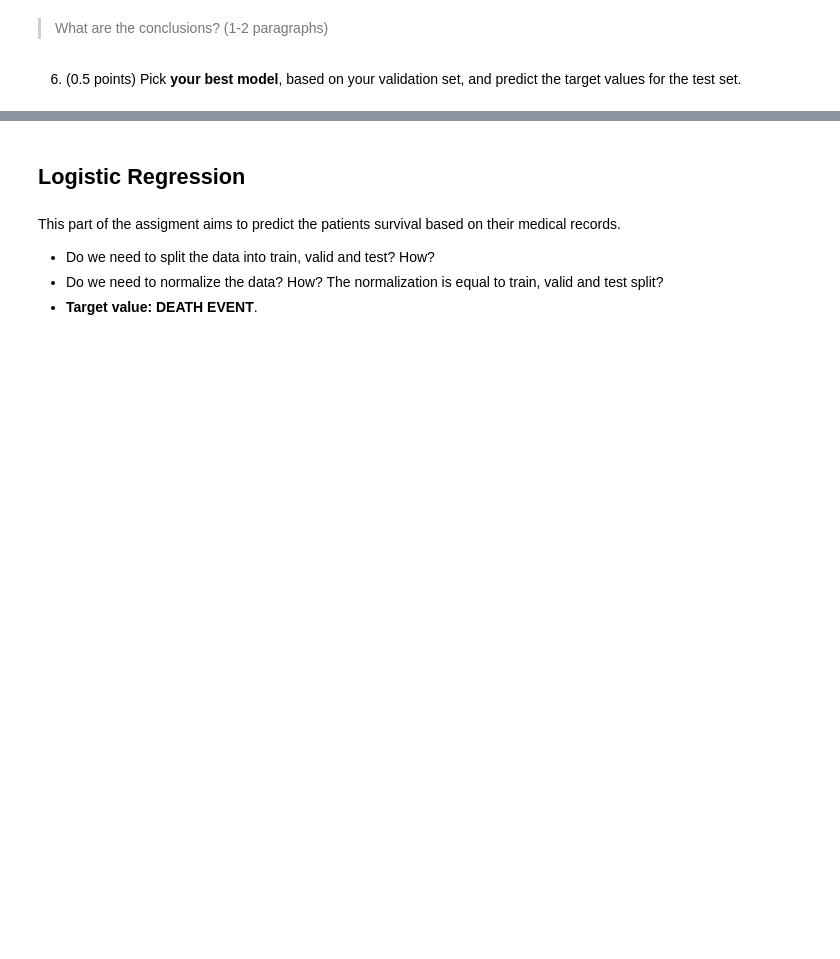
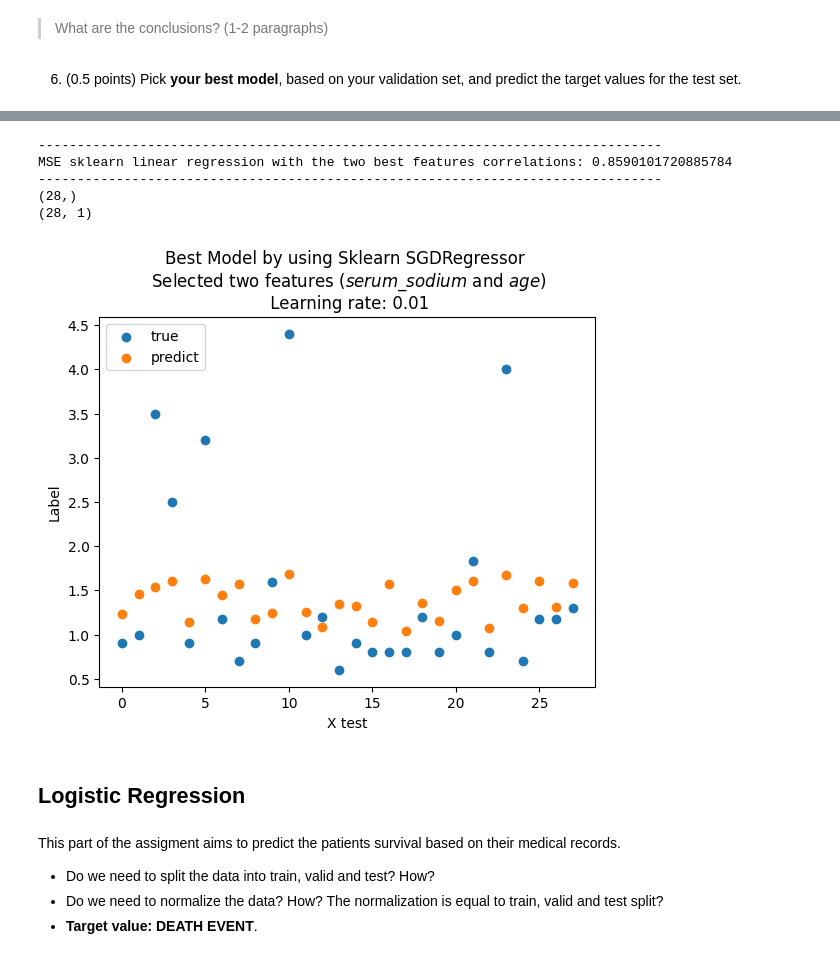
Before and after one commit to rubenscp/MO444-MC886-Tarefas, a Jupyter notebook: Tarefa 02/T2_Classical_Techniques by Rubens.ipynb, the cells around one changed output, grey strips where cells are left out. Drawn from its saved outputs; the diff is of its cells as text; code cells hidden in the pictures; blank space fills up the shorter version.

```diff
--- a/Tarefa 02/T2_Classical_Techniques by Rubens.ipynb
+++ b/Tarefa 02/T2_Classical_Techniques by Rubens.ipynb
@@ -1014,3 +982,60 @@ ValueError: x and y must have same first dimension, but have shapes (55,) and (2
+# %%
+# Plot the true label and the predict label
+
+# The best model select is the sklearn with just the two best features and learning rate equal 0.01
+learning_rate = 0.01
+
+# original and scaled train and valid data
+weights, y_test_features_top_2_predict_sklearn, mse_sklearn_features_top_2 = execute_linear_reg_sklearn(
+    scaled_X_train_features_top_2, y_train, scaled_X_test_features_top_2, y_test, learning_rate)
+
+print(f'-'*80)
+print(f'MSE sklearn linear regression with the two best features correlations: {mse_sklearn_features_top_2}')
+print(f'-'*80)
+
+########################
+# sklearn methods
+########################
+
+# # creating SGDRegressor instance
+# sgdr = SGDRegressor(learning_rate='constant', eta0=learning_rate, random_state=42)
+
+# # fitting the model on train data
+# sgdr.fit(scaled_X_train_features_top_2, y_train.reshape(-1,))
+
+# # Predicting result
+# y_test_features_top_2_predict_sklearn = sgdr.predict(X_test_features_top_2)
+
+# calculate the mean squared error
+# mse_valid_sklearn = mean_squared_error(y_valid_sklearn, y_predict_sklearn.reshape(-1,1))
+
+print(y_test_features_top_2_predict_sklearn.shape)
+print(y_test.shape)
+
+# SKL_y_predict_features_top_2
+# scaled_X_train_features_top_2
+
+number_of_x = len(y_test_features_top_2_predict_sklearn)
+# print(list(range(number_of_x)))
+# y_test_adjusted = y_test.reshape(-1,)
+# print(y_test_adjusted.shape)
+# print(y_test_adjusted)
+
+plt.scatter(list(range(number_of_x)), y_test.reshape(-1,), label='true')
+plt.scatter(list(range(number_of_x)), y_test_features_top_2_predict_sklearn, label='predict')
+title = 'Best Model by using Sklearn SGDRegressor \n Selected two features ($serum$_$sodium$ and $age$) \n Learning rate: 0.01'
+plt.title(title)
+plt.xlabel('X test')
+plt.ylabel('Label')
+plt.legend()
+plt.show()
+# %% [output]
+--------------------------------------------------------------------------------
+MSE sklearn linear regression with the two best features correlations: 0.8590101720885784
+--------------------------------------------------------------------------------
+(28,)
+(28, 1)
+[figure, added]
 # %% [markdown]
 ## Logistic Regression
 # %% [markdown]
```
Also changed, not shown: parts of 9 cells of this notebook.
